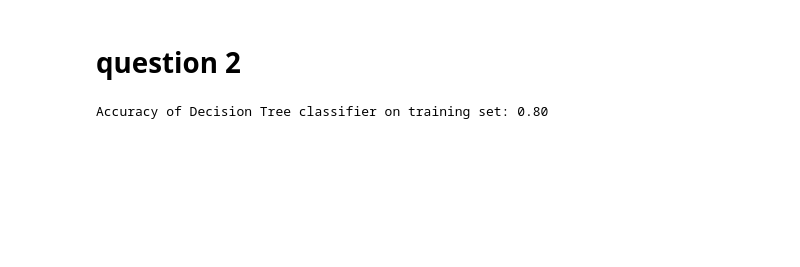
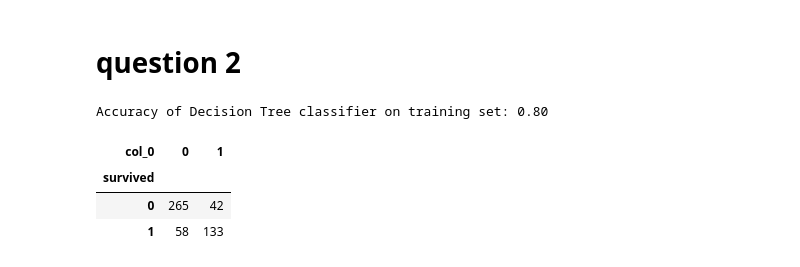
Before and after one commit to codyclonts/classification_exercises, a Jupyter notebook: model.ipynb, the cells around one changed output. Drawn from its saved outputs; the diff is of its cells as text; code cells hidden in the pictures; blank space fills up the shorter version.

```diff
--- a/model.ipynb
+++ b/model.ipynb
@@ -146,3 +129,10 @@ print('Accuracy of Decision Tree classifier on training set: {:.2f}'
       .format(tree1.score(X_train, y_train)))
 # %% [output]
 Accuracy of Decision Tree classifier on training set: 0.80
+# %%
+pd.crosstab(y_train, y_predictions)
+# %% [output]
+| col_0 | 0 | 1 |
+| survived |  |  |
+| 0 | 265 | 42 |
+| 1 | 58 | 133 |
```
Also changed, not shown: parts of 11 cells of this notebook.
